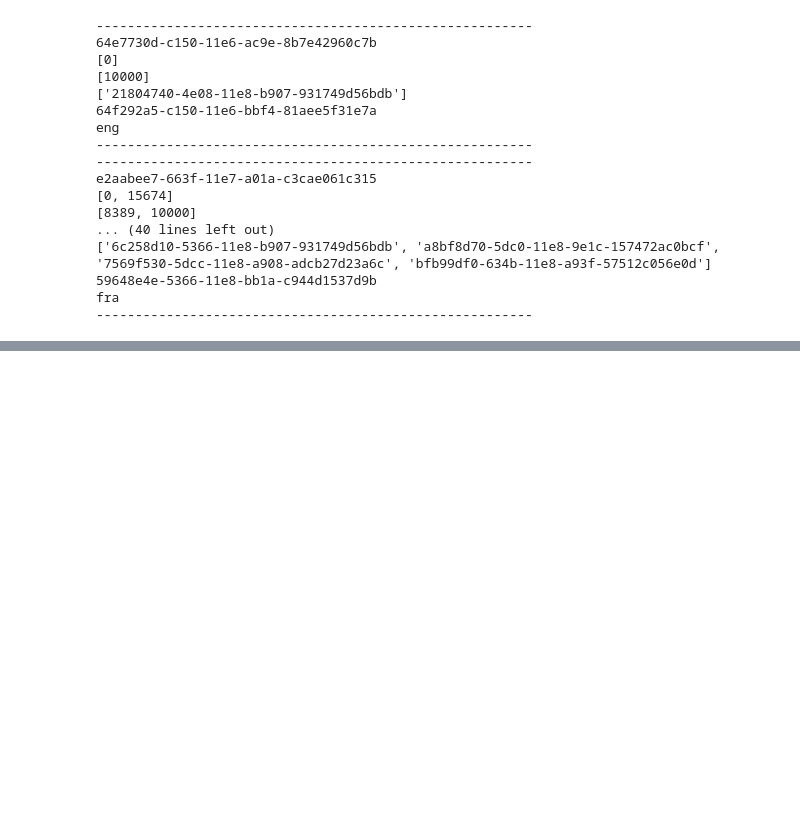
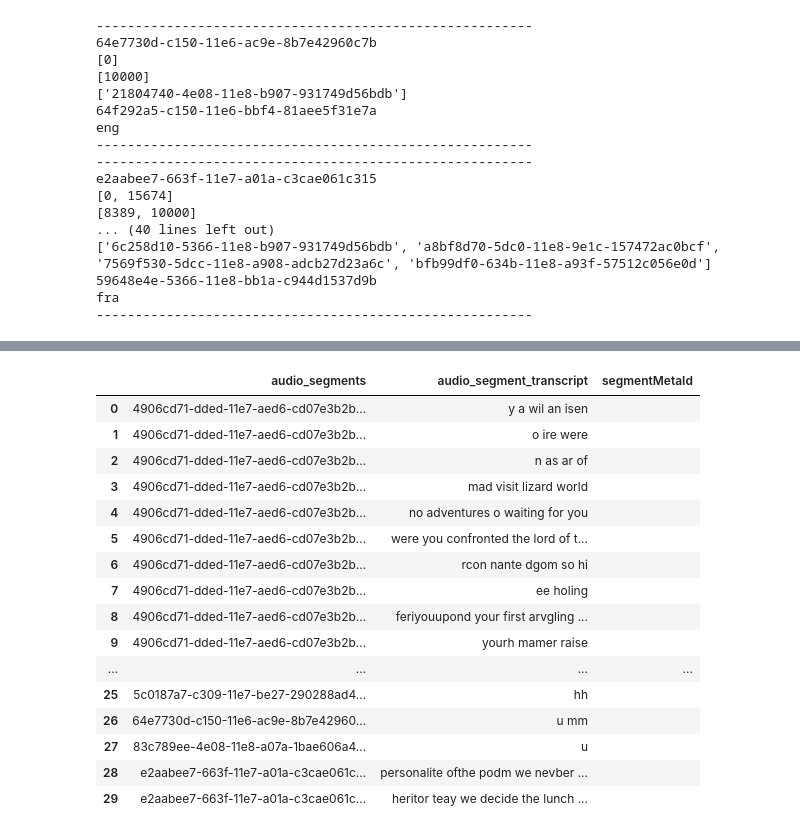
Before and after one commit to megharangaswamy/Deepspeech_alugha, a Jupyter notebook: graphql_test.ipynb, the cells around one changed output, grey strips where cells are left out. Drawn from its saved outputs; the diff is of its cells as text; code cells hidden in the pictures; blank space fills up the shorter version.

```diff
--- a/graphql_test.ipynb
+++ b/graphql_test.ipynb
@@ -88,3 +87,27 @@ df
 | 0 | 4906cd71-dded-11e7-aed6-cd07e3b2b5de | [847, 3567, 6255, 11522, 15141, 1... | [2677, 2094, 4505, 3279, 3817, 30... | [aac0d850-4c80-11e8-8807-87cfe841... | 4969a9e0-dded-11e7-8a6a-8d30200d3290 | eng |
 | 0 | 83c789ee-4e08-11e8-a07a-1bae606a4562 | [4254] | [5730] | [80d62f50-a48b-11e8-aa77-cf466194... | 83c84a2d-4e08-11e8-8099-e965be5865a3 | eng |
 | 0 | 5964353c-5366-11e8-b496-af25df1aa3fb | [4897, 17130, 32527, 41823] | [8868, 6235, 7700, 6454] | [6c258d10-5366-11e8-b907-931749d5... | 59648e4e-5366-11e8-bb1a-c944d1537d9b | fra |
+# %%
+#Reading Deepspeech output csv file
+df_DS_output= pd.read_csv('/media/home/megha/2_deepspeech_currrent/DeepSpeech/wave_files_audio_split/deepspeech_prediction_output.csv', sep=',')
+df_DS_output["segmentMetaId"] = "" #adding empty column
+df_DS_output = df_DS_output[['audio_segments','audio_segment_transcript','segmentMetaId']]#ignoring unwanted coulmn
+df_DS_output
+# %% [output]
+|  | audio_segments | audio_segment_transcript | segmentMetaId |
+| 0 | 4906cd71-dded-11e7-aed6-cd07e3b2b... | y a wil an isen |  |
+| 1 | 4906cd71-dded-11e7-aed6-cd07e3b2b... | o ire were |  |
+| 2 | 4906cd71-dded-11e7-aed6-cd07e3b2b... | n as ar of |  |
+| 3 | 4906cd71-dded-11e7-aed6-cd07e3b2b... | mad visit lizard world |  |
+| 4 | 4906cd71-dded-11e7-aed6-cd07e3b2b... | no adventures o waiting for you |  |
+| 5 | 4906cd71-dded-11e7-aed6-cd07e3b2b... | were you confronted the lord of t... |  |
+| 6 | 4906cd71-dded-11e7-aed6-cd07e3b2b... | rcon nante dgom so hi |  |
+| 7 | 4906cd71-dded-11e7-aed6-cd07e3b2b... | ee holing |  |
+| 8 | 4906cd71-dded-11e7-aed6-cd07e3b2b... | feriyouupond your first arvgling ... |  |
+| 9 | 4906cd71-dded-11e7-aed6-cd07e3b2b... | yourh mamer raise |  |
+| ... | ... | ... | ... |
+| 25 | 5c0187a7-c309-11e7-be27-290288ad4... | hh |  |
+| 26 | 64e7730d-c150-11e6-ac9e-8b7e42960... | u mm |  |
+| 27 | 83c789ee-4e08-11e8-a07a-1bae606a4... | u |  |
+| 28 | e2aabee7-663f-11e7-a01a-c3cae061c... | personalite ofthe podm we nevber ... |  |
+| 29 | e2aabee7-663f-11e7-a01a-c3cae061c... | heritor teay we decide the lunch ... |  |
```
Also changed, not shown: parts of 9 cells of this notebook.
